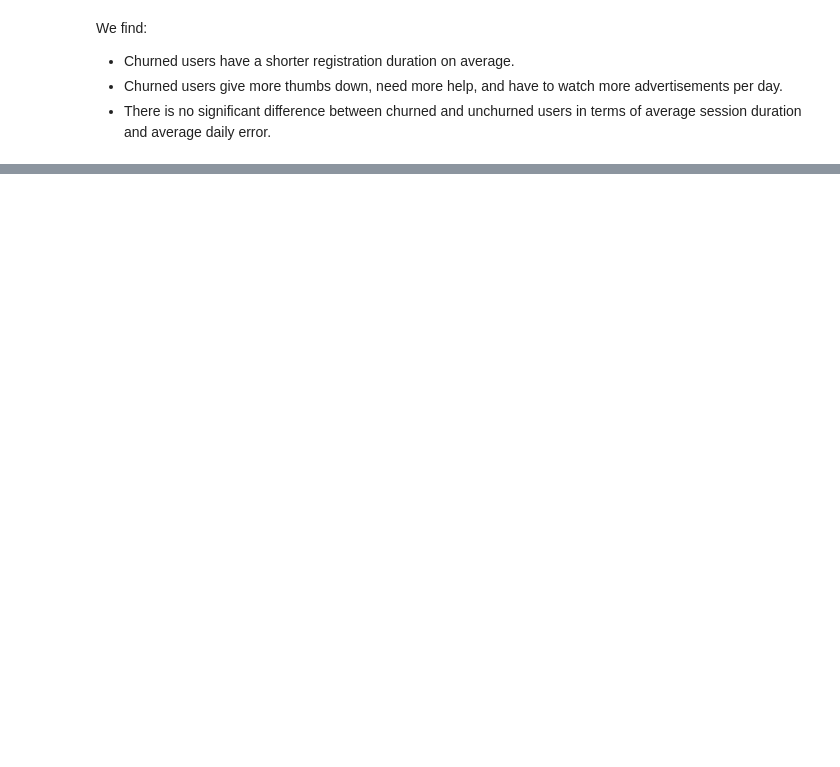
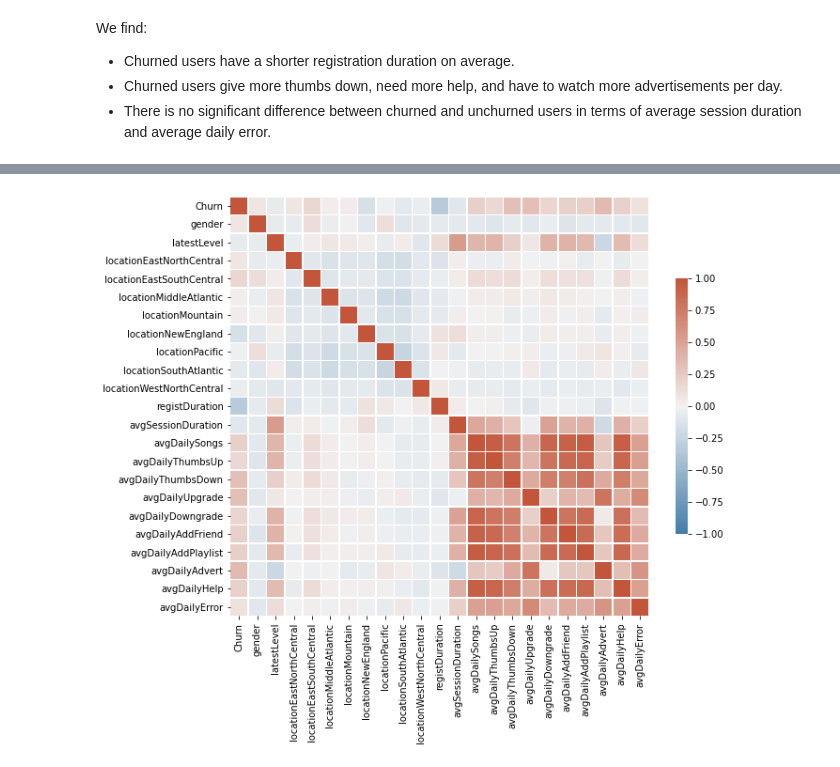
Before and after one commit to w-guo/Churn-prediction-PySpark, a Jupyter notebook: Sparkify_mini.ipynb, the cells around one changed output, grey strips where cells are left out. Saved outputs shown, nothing was run; the diff lists cells and outputs as text; code cells hidden in the pictures; blank space fills up the shorter version.

```diff
--- a/Sparkify_mini.ipynb
+++ b/Sparkify_mini.ipynb
@@ -690,0 +486,21 @@ There are a few aspects in the modeling that can be addressed for further improv
+# %%
+vec_col = 'corr_features'
+
+# assemble all vector columns into one vector column
+assembler = VectorAssembler(inputCols=user_df.columns, outputCol=vec_col)
+corr_df = assembler.transform(user_df).select(vec_col)
+
+# compute the correlation between 'churn' and every feature and the correlation between each pair of features
+corr_mat = Correlation.corr(corr_df, vec_col)
+# convert the corrlation matrix to a pandas dataframe with column names
+corr_values = corr_mat.collect()[0][0].values
+corr_mat_pd = pd.DataFrame(corr_values.reshape(-1, len(user_df.columns)), \
+                           index=user_df.columns, columns=user_df.columns)
+# %%
+# plot feature correlations
+plt.figure(figsize=(10,10))
+sns.heatmap(corr_mat_pd, vmin=-1, vmax=1, cmap=sns.diverging_palette(240, 20, as_cmap=True),
+            linewidths=.5, cbar_kws={"shrink": .5}, square=True);
+plt.savefig('feature_correlations.png', bbox_inches='tight', dpi=150)
+# %% [output]
+[figure, added]
```
Also changed, not shown: parts of 88 cells of this notebook, 1 other file.
